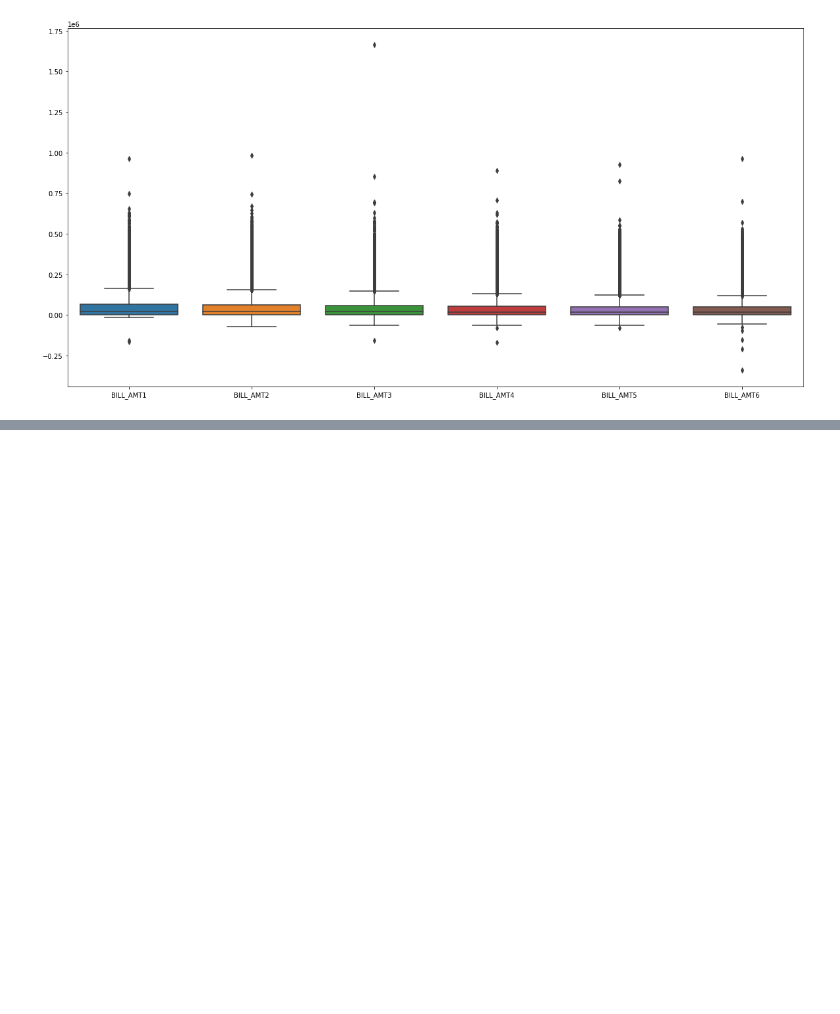
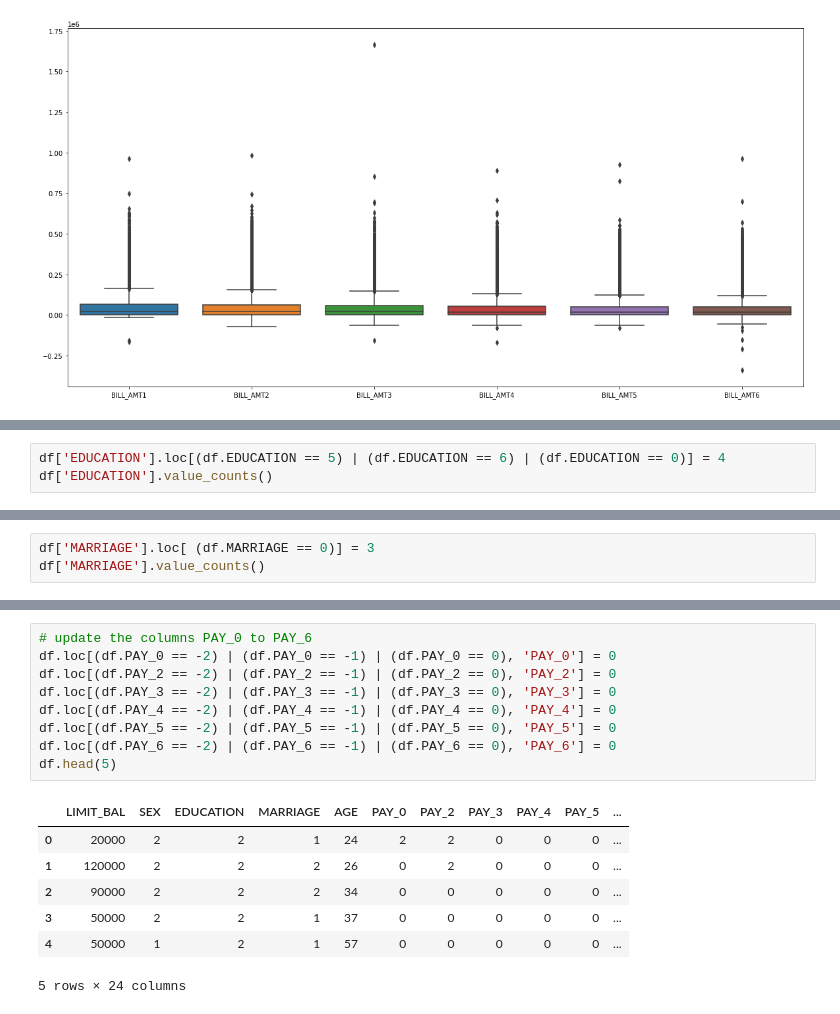
Before and after one commit to krish011/IE7300_ML_Project, a Jupyter notebook: Project_code_n.ipynb, the cells around one changed output, grey strips where cells are left out. Cells and saved outputs as stored; diff of their text form; blank space fills up the shorter version.

```diff
--- a/Project_code_n.ipynb
+++ b/Project_code_n.ipynb
@@ -433,0 +507,3 @@ sns.boxplot(data=df[cols])
+# %%
+df['EDUCATION'].loc[(df.EDUCATION == 5) | (df.EDUCATION == 6) | (df.EDUCATION == 0)] = 4
+df['EDUCATION'].value_counts()
@@ -433,0 +526,3 @@ sns.boxplot(data=df[cols])
+# %%
+df['MARRIAGE'].loc[ (df.MARRIAGE == 0)] = 3
+df['MARRIAGE'].value_counts()
@@ -433,0 +565,17 @@ sns.boxplot(data=df[cols])
+# %%
+# update the columns PAY_0 to PAY_6
+df.loc[(df.PAY_0 == -2) | (df.PAY_0 == -1) | (df.PAY_0 == 0), 'PAY_0'] = 0
+df.loc[(df.PAY_2 == -2) | (df.PAY_2 == -1) | (df.PAY_2 == 0), 'PAY_2'] = 0
+df.loc[(df.PAY_3 == -2) | (df.PAY_3 == -1) | (df.PAY_3 == 0), 'PAY_3'] = 0
+df.loc[(df.PAY_4 == -2) | (df.PAY_4 == -1) | (df.PAY_4 == 0), 'PAY_4'] = 0
+df.loc[(df.PAY_5 == -2) | (df.PAY_5 == -1) | (df.PAY_5 == 0), 'PAY_5'] = 0
+df.loc[(df.PAY_6 == -2) | (df.PAY_6 == -1) | (df.PAY_6 == 0), 'PAY_6'] = 0
+df.head(5)
+# %% [output]
+|  | LIMIT_BAL | SEX | EDUCATION | MARRIAGE | AGE | PAY_0 | PAY_2 | PAY_3 | PAY_4 | PAY_5 | ... |
+| 0 | 20000 | 2 | 2 | 1 | 24 | 2 | 2 | 0 | 0 | 0 | ... |
+| 1 | 120000 | 2 | 2 | 2 | 26 | 0 | 2 | 0 | 0 | 0 | ... |
+| 2 | 90000 | 2 | 2 | 2 | 34 | 0 | 0 | 0 | 0 | 0 | ... |
+| 3 | 50000 | 2 | 2 | 1 | 37 | 0 | 0 | 0 | 0 | 0 | ... |
+| 4 | 50000 | 1 | 2 | 1 | 57 | 0 | 0 | 0 | 0 | 0 | ... |
+5 rows × 24 columns
```
Also changed, not shown: parts of 53 cells of this notebook.
